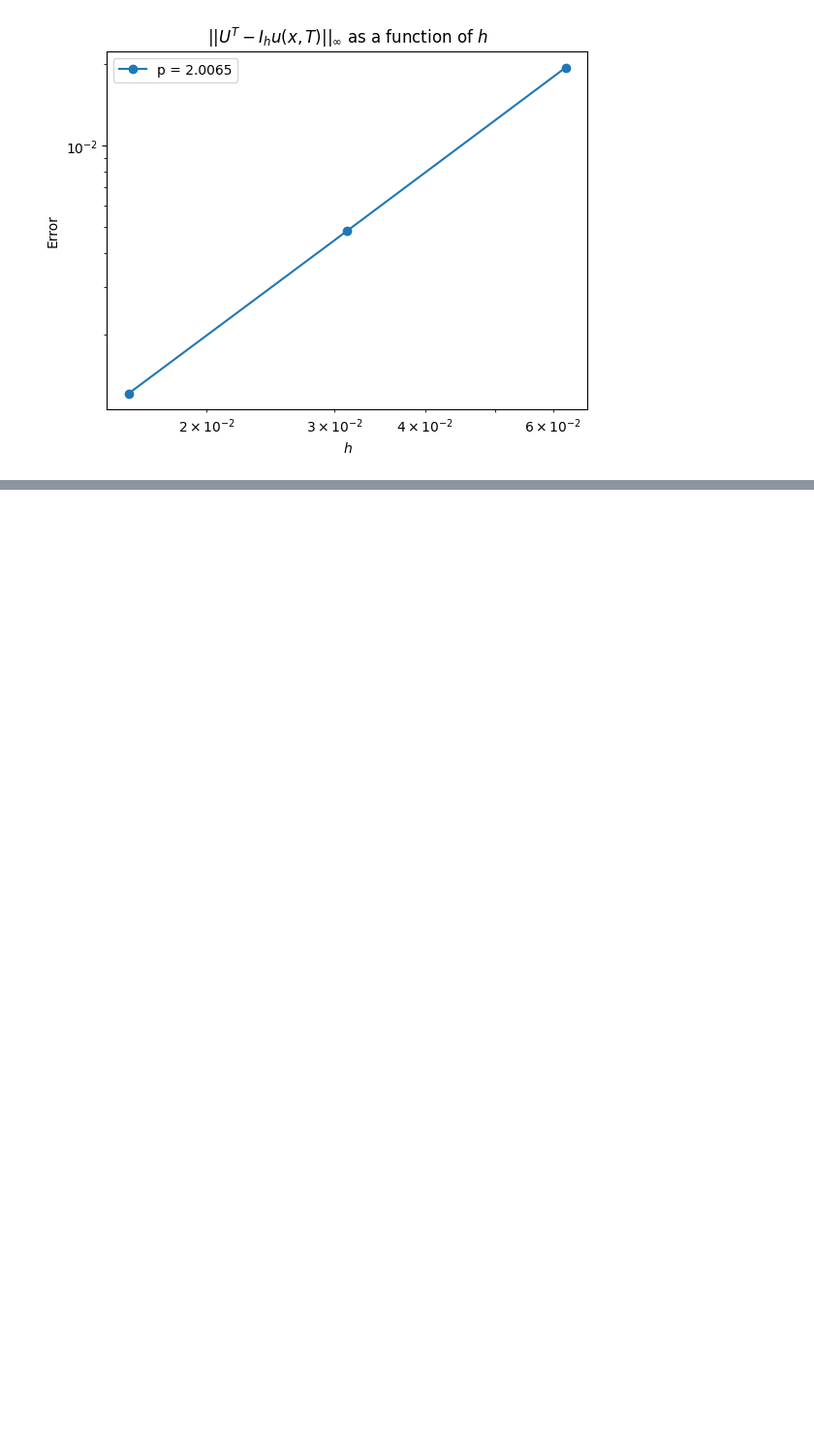
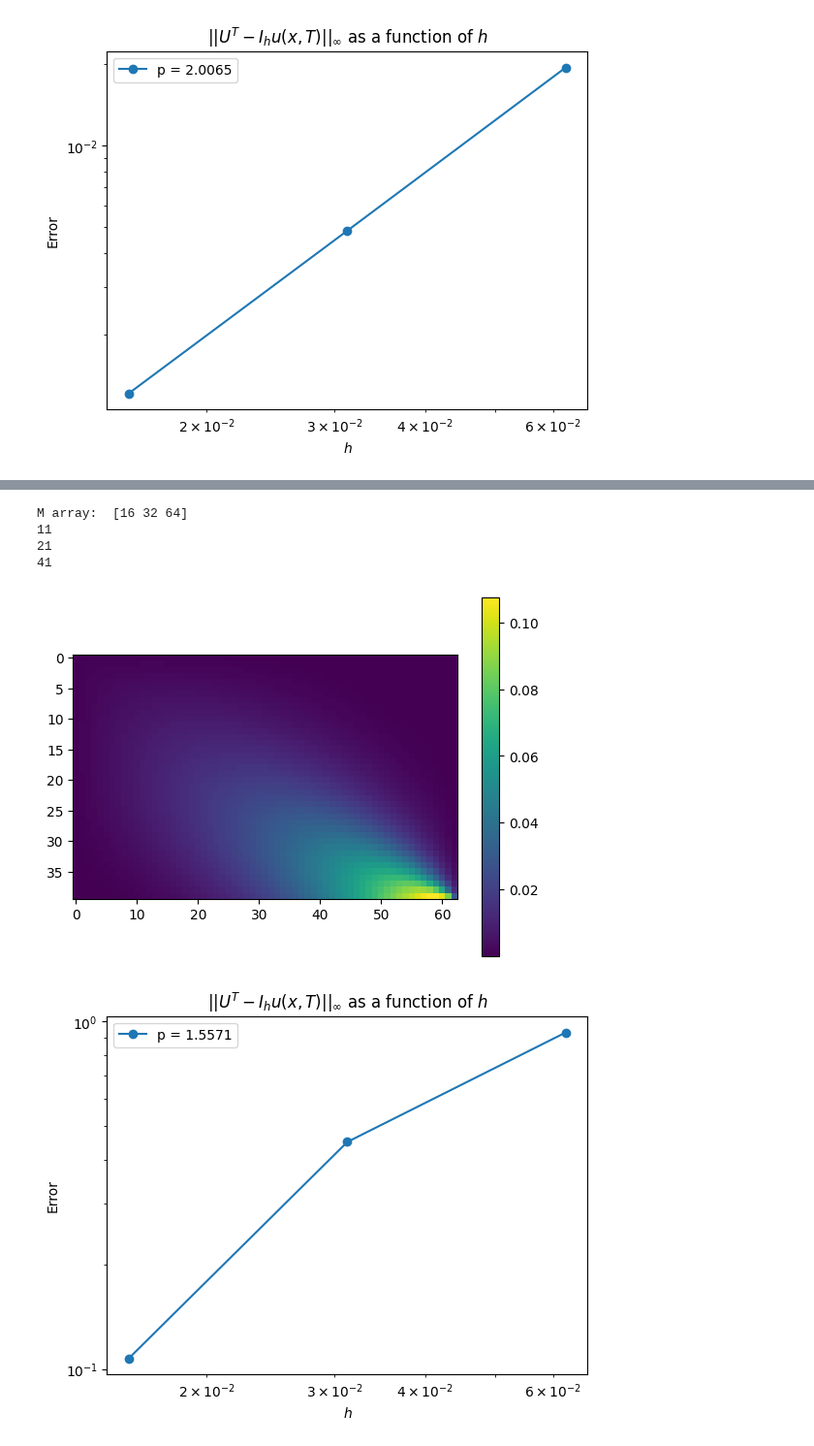
Before and after one commit to aledha/TMA4212-NumDiffDiff, a Jupyter notebook: Project 1/Proj1_code.ipynb, the cells around one changed output, grey strips where cells are left out. Shown at 97% size. Saved outputs shown, nothing was run; the diff lists cells and outputs as text; code cells hidden in the pictures; blank space fills up the shorter version.

```diff
--- a/Project 1/Proj1_code.ipynb
+++ b/Project 1/Proj1_code.ipynb
@@ -412,0 +447,15 @@ M array:  [ 16  32  64 128]
+# %%
+def u_exact(x, y):
+    return x**3 * y**3
+
+def f(x, y):
+    return -6 * (a+1) * x * y**3 - 18 * r * x**2 * y**2 - 6 * r**2 * x**3 * y
+a = 1
+convergenceplot(u_exact, f, 3, r = np.pi)
+# %% [output]
+M array:  [16 32 64]
+11
+21
+41
+[figure, added]
+[figure, added]
```
Also changed, not shown: parts of 5 cells of this notebook.
